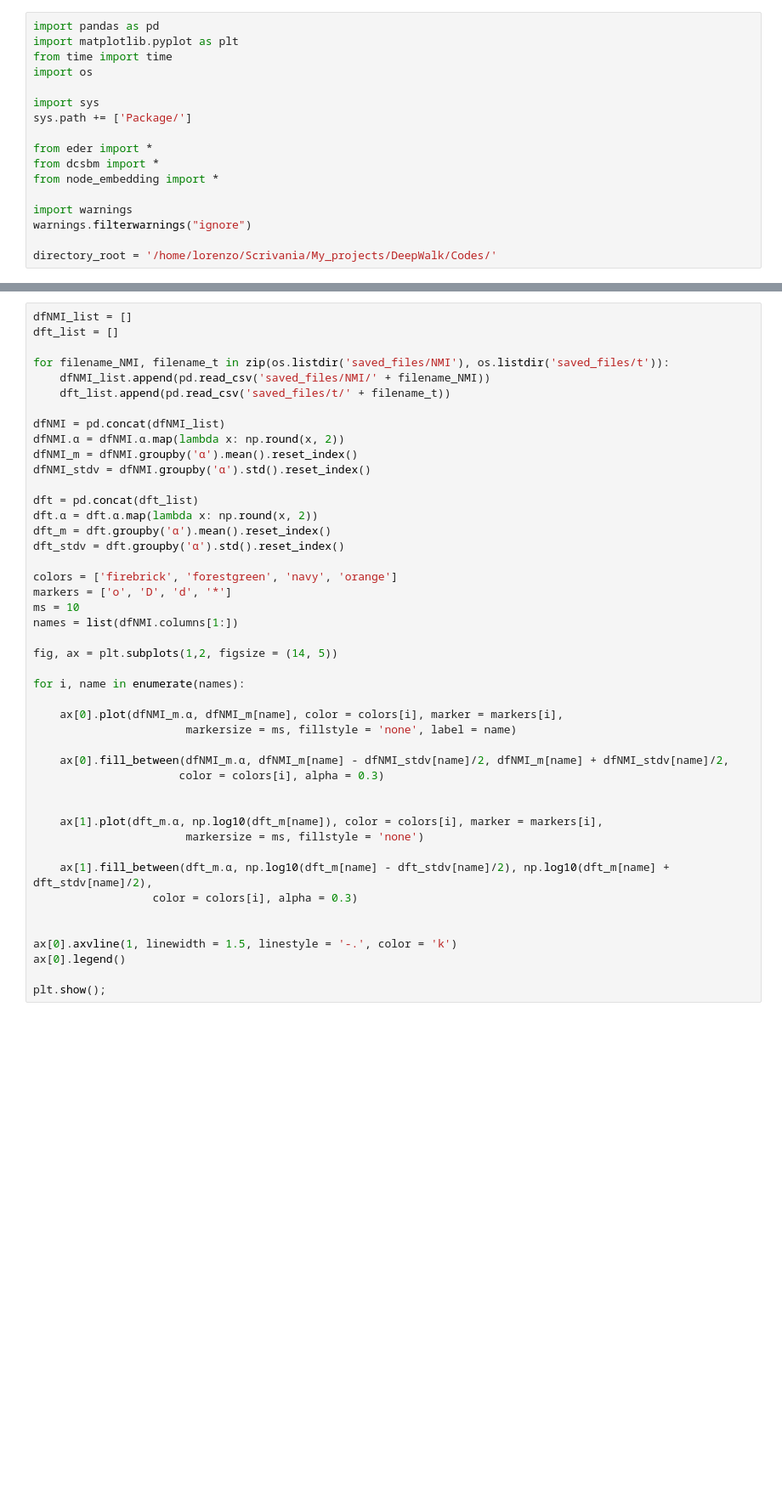
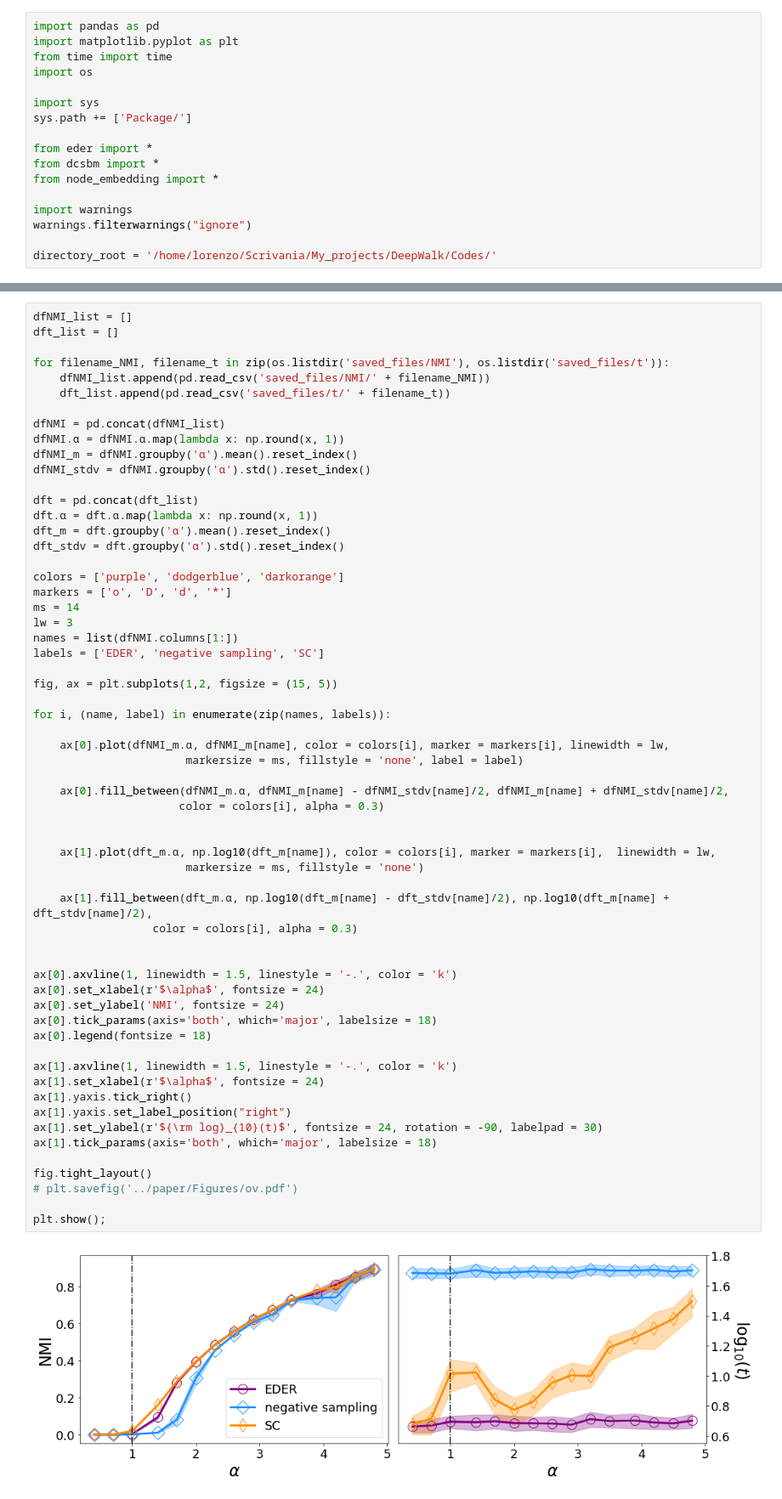
Before and after one commit to lorenzodallamico/EDRep, a Jupyter notebook: Community detection.ipynb, the cells around one changed output, grey strips where cells are left out. Shown at 85% size. Cells and saved outputs as stored; diff of their text form; blank space fills up the shorter version.

```diff
--- a/Community detection.ipynb
+++ b/Community detection.ipynb
@@ -123,40 +131,57 @@ for filename_NMI, filename_t in zip(os.listdir('saved_files/NMI'), os.listdir('s
     dfNMI_list.append(pd.read_csv('saved_files/NMI/' + filename_NMI))
     dft_list.append(pd.read_csv('saved_files/t/' + filename_t))
 
 dfNMI = pd.concat(dfNMI_list)
-dfNMI.α = dfNMI.α.map(lambda x: np.round(x, 2))
+dfNMI.α = dfNMI.α.map(lambda x: np.round(x, 1))
 dfNMI_m = dfNMI.groupby('α').mean().reset_index()
 dfNMI_stdv = dfNMI.groupby('α').std().reset_index()
 
 dft = pd.concat(dft_list)
-dft.α = dft.α.map(lambda x: np.round(x, 2))
+dft.α = dft.α.map(lambda x: np.round(x, 1))
 dft_m = dft.groupby('α').mean().reset_index()
 dft_stdv = dft.groupby('α').std().reset_index()
 
-colors = ['firebrick', 'forestgreen', 'navy', 'orange']
+colors = ['purple', 'dodgerblue', 'darkorange']
 markers = ['o', 'D', 'd', '*']
-ms = 10
+ms = 14
+lw = 3
 names = list(dfNMI.columns[1:])
+labels = ['EDER', 'negative sampling', 'SC']
 
-fig, ax = plt.subplots(1,2, figsize = (14, 5))
+fig, ax = plt.subplots(1,2, figsize = (15, 5))
 
-for i, name in enumerate(names):
+for i, (name, label) in enumerate(zip(names, labels)):
 
-    ax[0].plot(dfNMI_m.α, dfNMI_m[name], color = colors[i], marker = markers[i],
-                       markersize = ms, fillstyle = 'none', label = name)
+    ax[0].plot(dfNMI_m.α, dfNMI_m[name], color = colors[i], marker = markers[i], linewidth = lw,
+                       markersize = ms, fillstyle = 'none', label = label)
 
     ax[0].fill_between(dfNMI_m.α, dfNMI_m[name] - dfNMI_stdv[name]/2, dfNMI_m[name] + dfNMI_stdv[name]/2,
                       color = colors[i], alpha = 0.3)
 
 
-    ax[1].plot(dft_m.α, np.log10(dft_m[name]), color = colors[i], marker = markers[i],
+    ax[1].plot(dft_m.α, np.log10(dft_m[name]), color = colors[i], marker = markers[i],  linewidth = lw,
                        markersize = ms, fillstyle = 'none')
 
     ax[1].fill_between(dft_m.α, np.log10(dft_m[name] - dft_stdv[name]/2), np.log10(dft_m[name] + dft_stdv[name]/2),
                   color = colors[i], alpha = 0.3)
 
 
 ax[0].axvline(1, linewidth = 1.5, linestyle = '-.', color = 'k')
-ax[0].legend()
+ax[0].set_xlabel(r'$\alpha$', fontsize = 24)
+ax[0].set_ylabel('NMI', fontsize = 24)
+ax[0].tick_params(axis='both', which='major', labelsize = 18)
+ax[0].legend(fontsize = 18)
+
+ax[1].axvline(1, linewidth = 1.5, linestyle = '-.', color = 'k')
+ax[1].set_xlabel(r'$\alpha$', fontsize = 24)
+ax[1].yaxis.tick_right()
+ax[1].yaxis.set_label_position("right")
+ax[1].set_ylabel(r'${\rm log}_{10}(t)$', fontsize = 24, rotation = -90, labelpad = 30)
+ax[1].tick_params(axis='both', which='major', labelsize = 18)
+
+fig.tight_layout()
+# plt.savefig('../paper/Figures/ov.pdf')
 
 plt.show();
+# %% [output]
+[figure, added]
```
Also changed, not shown: parts of 4 cells of this notebook, 9 other files.
